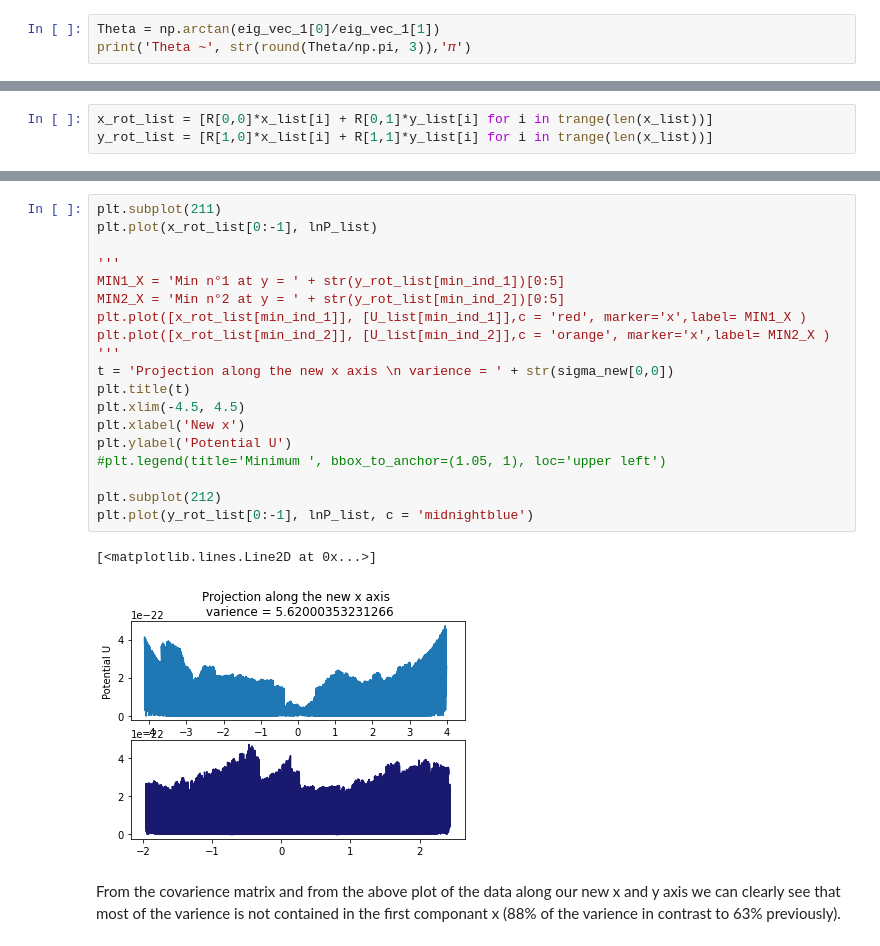
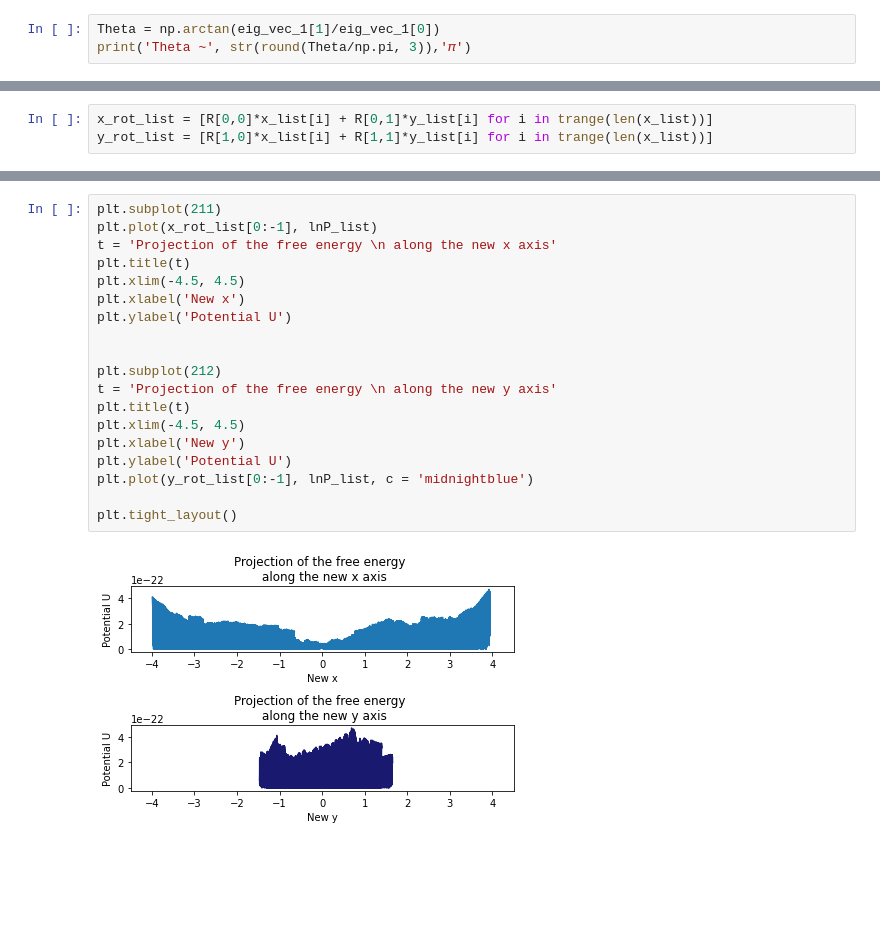
Before and after one commit to LeaBeaules/PCA_MonteCarlo, a Jupyter notebook: Final_project.ipynb, the cells around one changed output, grey strips where cells are left out. Saved outputs shown, nothing was run; the diff lists cells and outputs as text; blank space fills up the shorter version.

```diff
--- a/Final_project.ipynb
+++ b/Final_project.ipynb
@@ -355,6 +418,6 @@ The eigenvectors match the data as expected, as we can see that our first vector
 # %% [markdown]
 **Angle $\theta$ between the eigenvector $\vec{e}_{λ1}$**
 # %%
-Theta = np.arctan(eig_vec_1[0]/eig_vec_1[1])
+Theta = np.arctan(eig_vec_1[1]/eig_vec_1[0])
 print('Theta ~', str(round(Theta/np.pi, 3)),'𝜋')
 # %% [output]
@@ -512,24 +583,21 @@ cbar.set_label('Delta G', rotation=270)
 # %%
 plt.subplot(211)
 plt.plot(x_rot_list[0:-1], lnP_list)
-
-'''
-MIN1_X = 'Min n°1 at y = ' + str(y_rot_list[min_ind_1])[0:5]
-MIN2_X = 'Min n°2 at y = ' + str(y_rot_list[min_ind_2])[0:5]
-plt.plot([x_rot_list[min_ind_1]], [U_list[min_ind_1]],c = 'red', marker='x',label= MIN1_X )
-plt.plot([x_rot_list[min_ind_2]], [U_list[min_ind_2]],c = 'orange', marker='x',label= MIN2_X )
-'''
-t = 'Projection along the new x axis \n varience = ' + str(sigma_new[0,0])
+t = 'Projection of the free energy \n along the new x axis'
 plt.title(t)
 plt.xlim(-4.5, 4.5)
 plt.xlabel('New x')
 plt.ylabel('Potential U')
-#plt.legend(title='Minimum ', bbox_to_anchor=(1.05, 1), loc='upper left')
+
 
 plt.subplot(212)
+t = 'Projection of the free energy \n along the new y axis'
+plt.title(t)
+plt.xlim(-4.5, 4.5)
+plt.xlabel('New y')
+plt.ylabel('Potential U')
 plt.plot(y_rot_list[0:-1], lnP_list, c = 'midnightblue')
+
+plt.tight_layout()
 # %% [output]
-[<matplotlib.lines.Line2D at 0x...>]
-[figure, old version]
+[figure, new version]
-# %% [markdown]
-From the covarience matrix and from the above plot of the data along our new x and y axis we can clearly see that most of the varience is not contained in the first componant x (88% of the varience in contrast to 63% previously).
```
Also changed, not shown: parts of 24 cells of this notebook, 1 other file.
